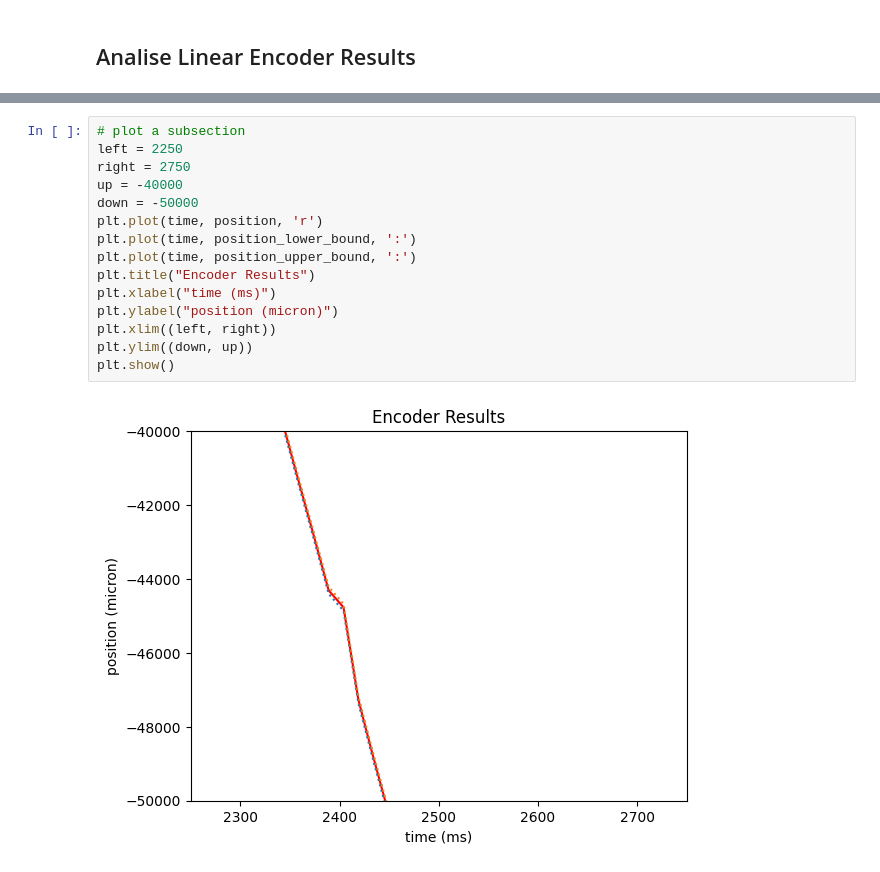
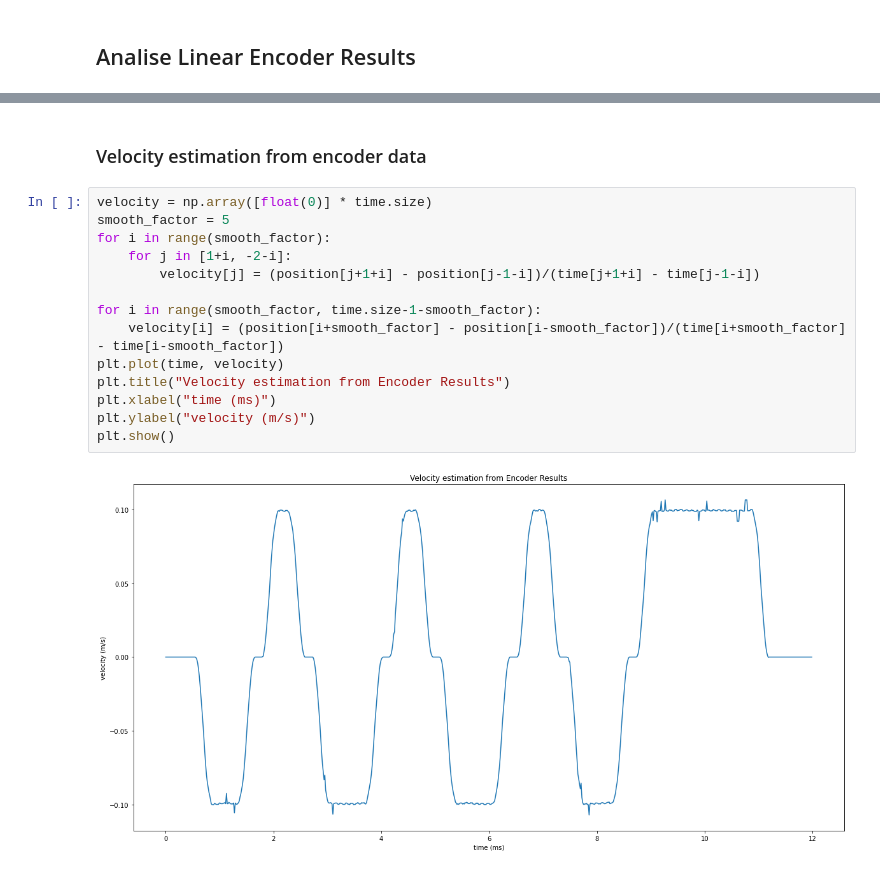
Before and after one commit to XinxingChenUNSW/printer_police, a Jupyter notebook: post_data_notebook/post_data_analysis.ipynb, the cells around one changed output, grey strips where cells are left out. Cells and saved outputs as stored; diff of their text form.

```diff
--- a/post_data_notebook/post_data_analysis.ipynb
+++ b/post_data_notebook/post_data_analysis.ipynb
@@ -60,17 +80,18 @@ plt.show()
-# %%
-# plot a subsection
-left = 2250
-right = 2750
-up = -40000
-down = -50000
-plt.plot(time, position, 'r')
-plt.plot(time, position_lower_bound, ':')
-plt.plot(time, position_upper_bound, ':')
-plt.title("Encoder Results")
-plt.xlabel("time (ms)")
-plt.ylabel("position (micron)")
-plt.xlim((left, right))
-plt.ylim((down, up))
-plt.show()
-# %% [output]
-[figure, removed]
+# %% [markdown]
+### Velocity estimation from encoder data
+# %%
+velocity = np.array([float(0)] * time.size)
+smooth_factor = 5
+for i in range(smooth_factor):
+    for j in [1+i, -2-i]:
+        velocity[j] = (position[j+1+i] - position[j-1-i])/(time[j+1+i] - time[j-1-i])
+
+for i in range(smooth_factor, time.size-1-smooth_factor):
+    velocity[i] = (position[i+smooth_factor] - position[i-smooth_factor])/(time[i+smooth_factor] - time[i-smooth_factor])
+plt.plot(time, velocity)
+plt.title("Velocity estimation from Encoder Results")
+plt.xlabel("time (ms)")
+plt.ylabel("velocity (m/s)")
+plt.show()
+# %% [output]
+[figure, added]
```
Also changed, not shown: parts of 17 cells of this notebook, 1 other file.
